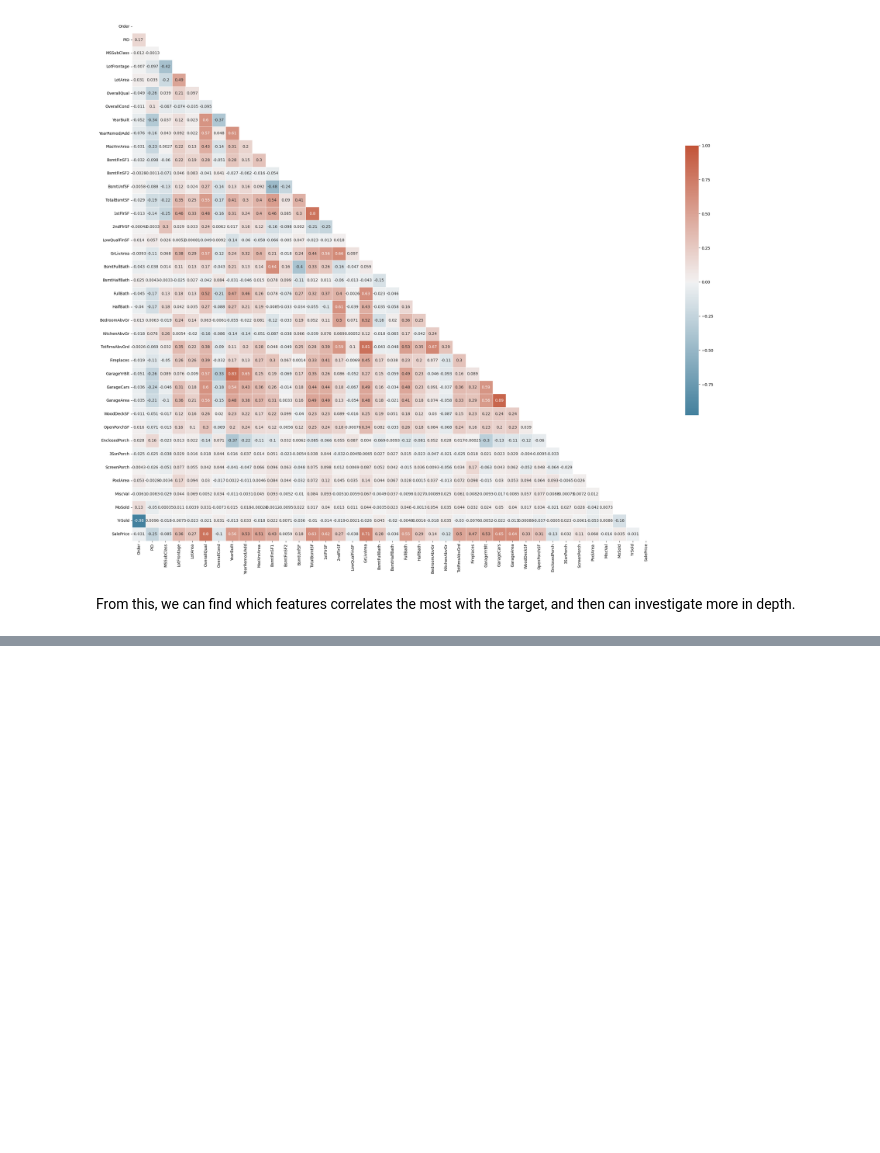
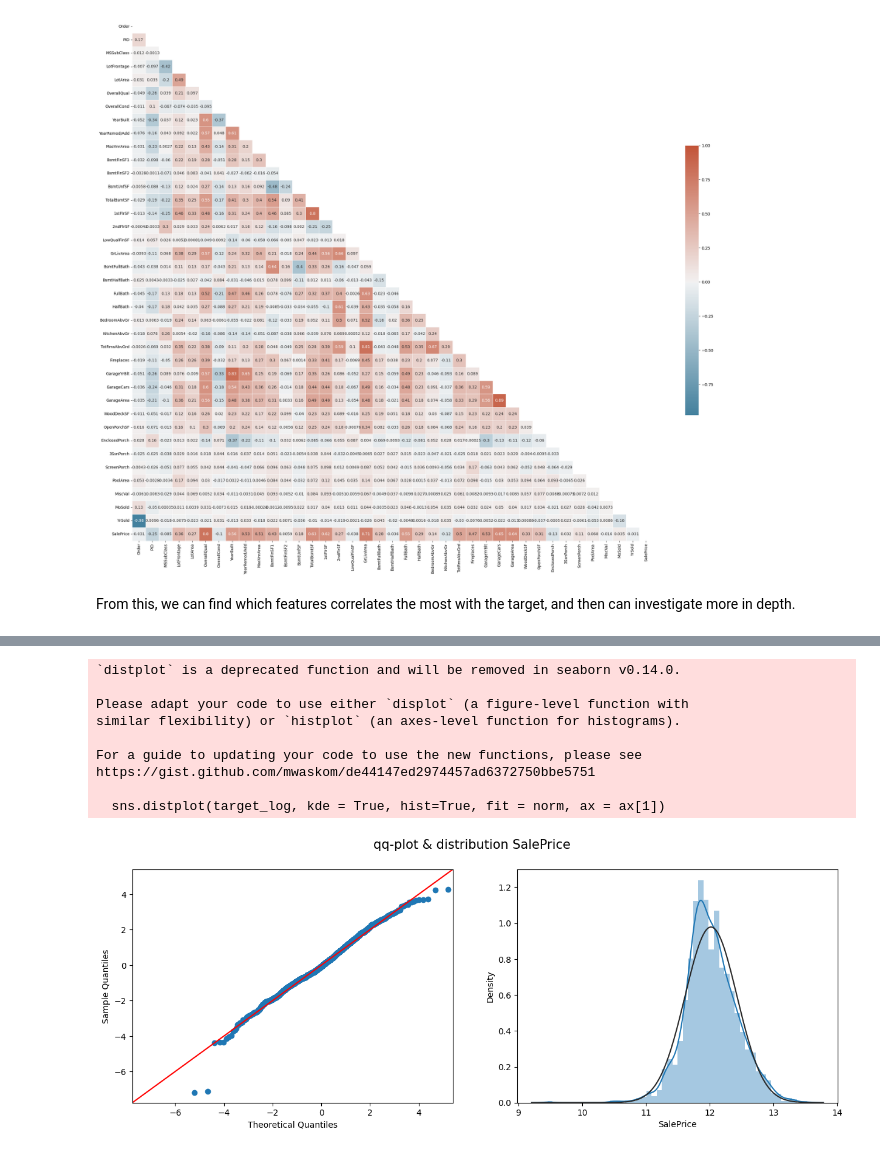
Before and after one commit to SSTengNic/MachineLearningProjects, a Jupyter notebook: Ames Housing Dataset project/Ames Housing.ipynb, the cells around one changed output, grey strips where cells are left out. Saved outputs shown, nothing was run; the diff lists cells and outputs as text; code cells hidden in the pictures; blank space fills up the shorter version.

```diff
--- a/Ames Housing Dataset project/Ames Housing.ipynb
+++ b/Ames Housing Dataset project/Ames Housing.ipynb
@@ -137,0 +362,24 @@ NameError: name 'Pearson_YrBlt' is not defined
+# %%
+# SalePrice after transformation
+
+target_log = np.log1p(target)
+
+fig, ax = plt.subplots(1,2, figsize= (15,5))
+fig.suptitle("qq-plot & distribution SalePrice ", fontsize= 15)
+
+sm.qqplot(target_log, stats.t, distargs=(4,),fit=True, line="45", ax = ax[0])
+sns.distplot(target_log, kde = True, hist=True, fit = norm, ax = ax[1])
+plt.show()
+
+#Check for skewness after doing log transformation
+# %% [output]
+`distplot` is a deprecated function and will be removed in seaborn v0.14.0.
+
+Please adapt your code to use either `displot` (a figure-level function with
+similar flexibility) or `histplot` (an axes-level function for histograms).
+
+For a guide to updating your code to use the new functions, please see
+https://gist.github.com/mwaskom/de44147ed2974457ad6372750bbe5751
+
+  sns.distplot(target_log, kde = True, hist=True, fit = norm, ax = ax[1])
+[figure, added]
```
Also changed, not shown: parts of 12 cells of this notebook.
